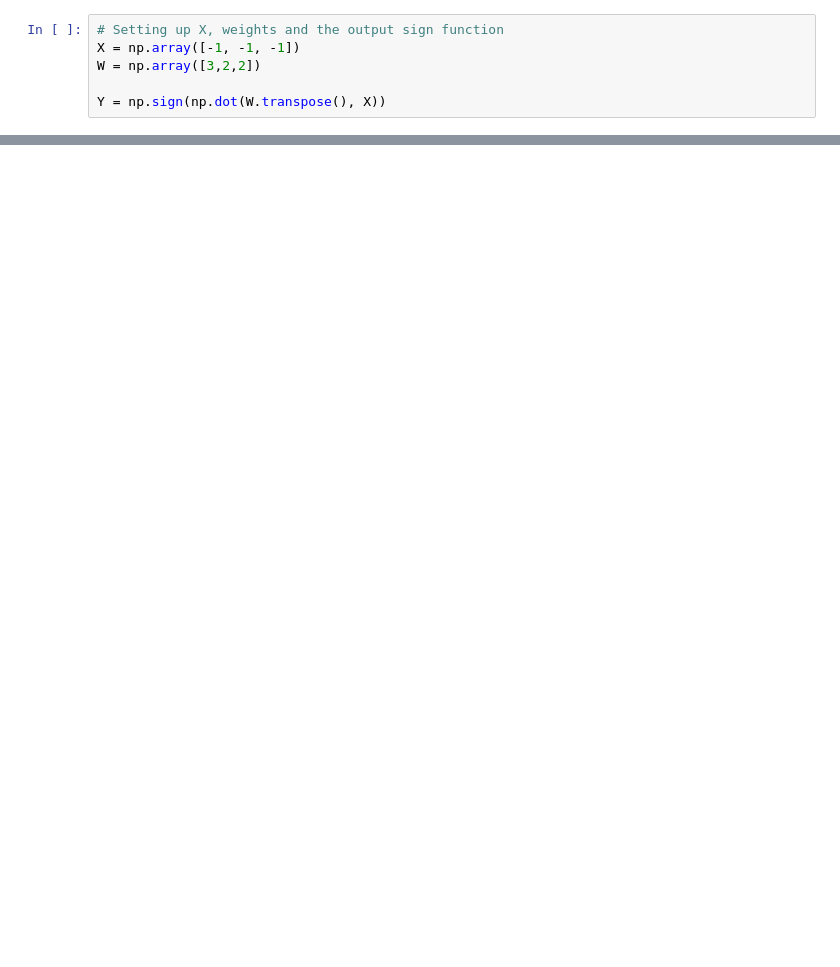
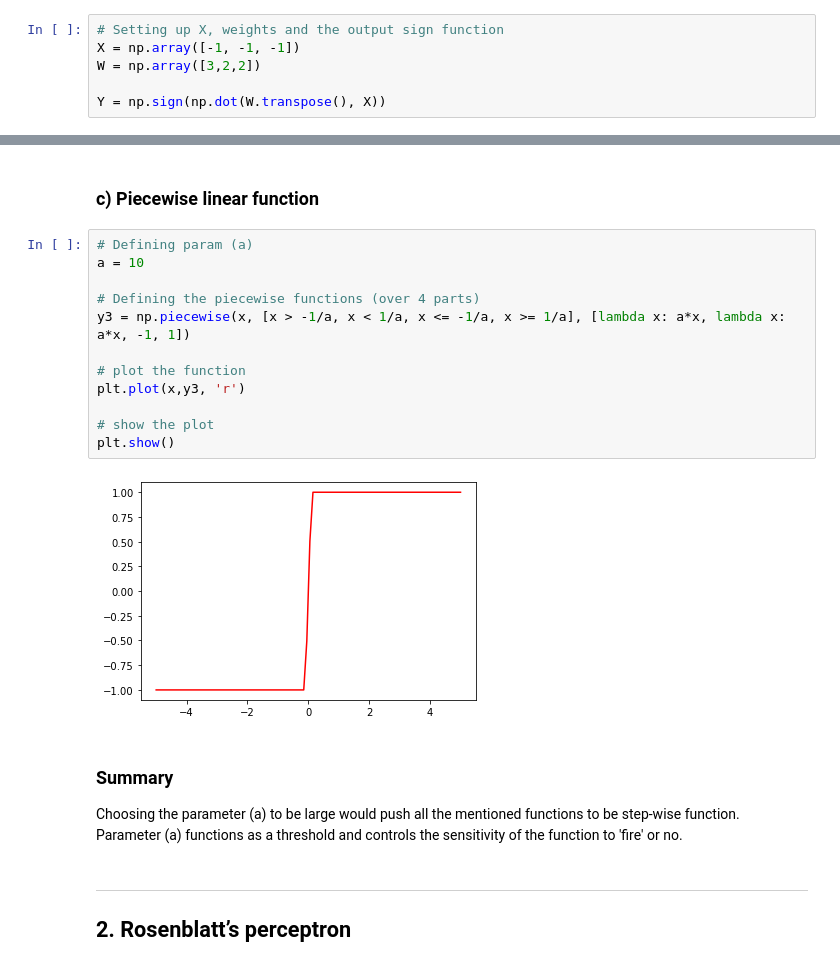
Before and after one commit to ahmedtarek-/MNS_CP_2022, a Jupyter notebook: Assignment 1.ipynb, the cells around one changed output, grey strips where cells are left out. Cells and saved outputs as stored; diff of their text form; blank space fills up the shorter version.

```diff
--- a/Assignment 1.ipynb
+++ b/Assignment 1.ipynb
@@ -27,0 +95,24 @@ for x1: -1, x2: -1 - Y: -1
+# %% [markdown]
+### c) Piecewise linear function
+# %%
+# Defining param (a)
+a = 10
+
+# Defining the piecewise functions (over 4 parts)
+y3 = np.piecewise(x, [x > -1/a, x < 1/a, x <= -1/a, x >= 1/a], [lambda x: a*x, lambda x: a*x, -1, 1])
+
+# plot the function
+plt.plot(x,y3, 'r')
+
+# show the plot
+plt.show()
+# %% [output]
+[figure, added]
+# %% [markdown]
+### Summary
+
+Choosing the parameter (a) to be large would push all the mentioned functions to be step-wise function. Parameter (a) functions as a threshold and controls the sensitivity of the function to 'fire' or no.
+# %% [markdown]
+---------------------------------------------------------------------------------------------
+
+## 2. Rosenblatt’s perceptron
```
Also changed, not shown: parts of 11 cells of this notebook.
